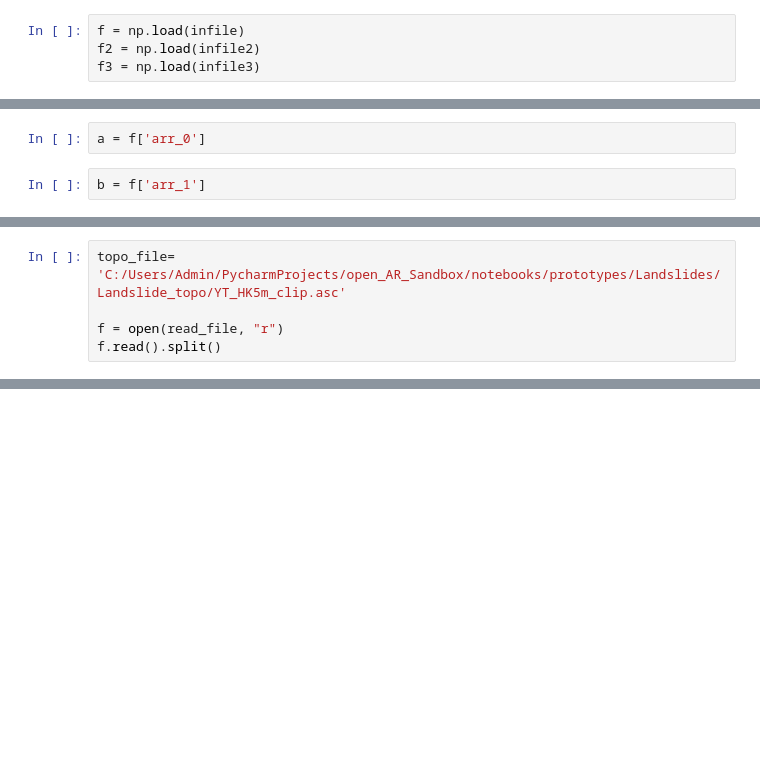
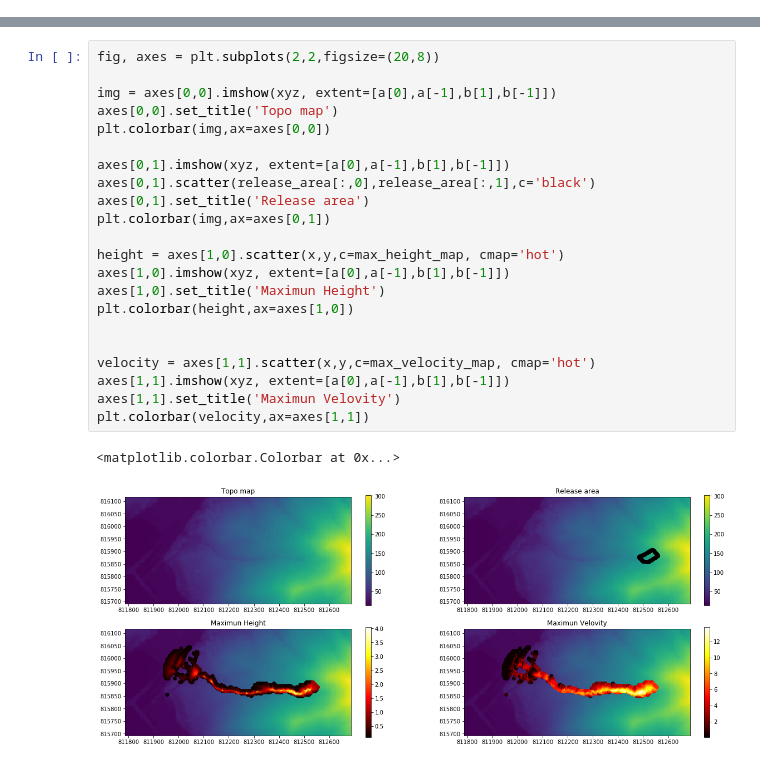
Before and after one commit to cgre-aachen/open_AR_Sandbox, a Jupyter notebook: notebooks/prototypes/Landslides/Landslides_simulation.ipynb, the cells around one changed output, grey strips where cells are left out. Saved outputs shown, nothing was run; the diff lists cells and outputs as text; blank space fills up the shorter version.

Commit message:
[Landslide]
Notebook with example finished

```diff
--- a/notebooks/prototypes/Landslides/Landslides_simulation.ipynb
+++ b/notebooks/prototypes/Landslides/Landslides_simulation.ipynb
@@ -24,4 +6,0 @@ infile3 = 'C:/Users/Admin/PycharmProjects/open_AR_Sandbox/notebooks/prototypes/L
-# %%
-f = np.load(infile)
-f2 = np.load(infile2)
-f3 = np.load(infile3)
@@ -32,4 +6,0 @@ f.files
-# %%
-a = f['arr_0']
-# %%
-b = f['arr_1']
@@ -105,5 +6,0 @@ ncols2
-# %%
-topo_file= 'C:/Users/Admin/PycharmProjects/open_AR_Sandbox/notebooks/prototypes/Landslides/Landslide_topo/YT_HK5m_clip.asc'
-
-f = open(read_file, "r")
-f.read().split()
@@ -157,0 +76,25 @@ data2
+# %%
+fig, axes = plt.subplots(2,2,figsize=(20,8))
+
+img = axes[0,0].imshow(xyz, extent=[a[0],a[-1],b[1],b[-1]])
+axes[0,0].set_title('Topo map')
+plt.colorbar(img,ax=axes[0,0])
+
+axes[0,1].imshow(xyz, extent=[a[0],a[-1],b[1],b[-1]])
+axes[0,1].scatter(release_area[:,0],release_area[:,1],c='black')
+axes[0,1].set_title('Release area')
+plt.colorbar(img,ax=axes[0,1])
+
+height = axes[1,0].scatter(x,y,c=max_height_map, cmap='hot')
+axes[1,0].imshow(xyz, extent=[a[0],a[-1],b[1],b[-1]])
+axes[1,0].set_title('Maximun Height')
+plt.colorbar(height,ax=axes[1,0])
+
+
+velocity = axes[1,1].scatter(x,y,c=max_velocity_map, cmap='hot')
+axes[1,1].imshow(xyz, extent=[a[0],a[-1],b[1],b[-1]])
+axes[1,1].set_title('Maximun Velovity')
+plt.colorbar(velocity,ax=axes[1,1])
+# %% [output]
+<matplotlib.colorbar.Colorbar at 0x...>
+[figure, added]
```
Also changed, not shown: parts of 20 cells of this notebook, 1 other file.
